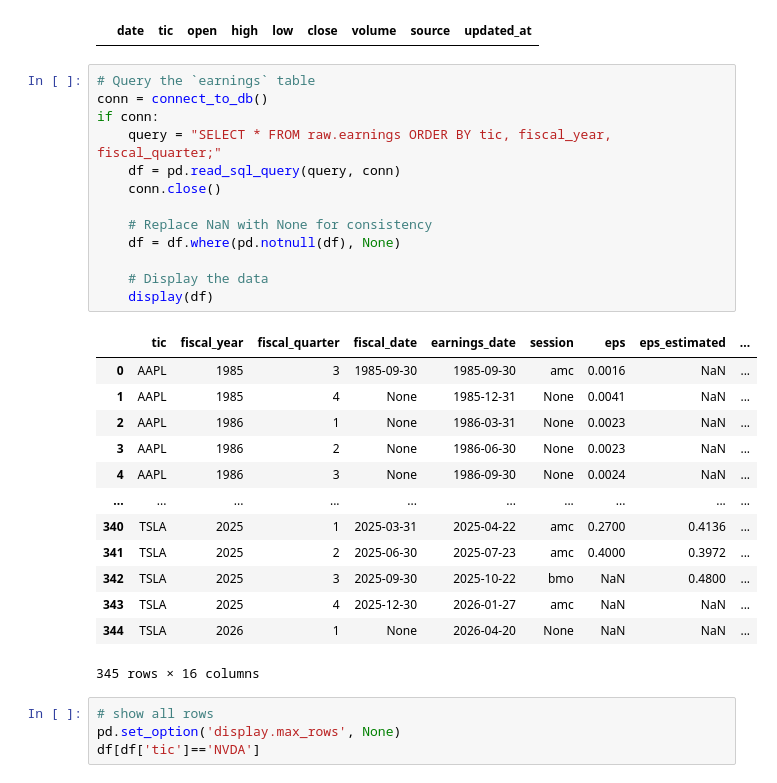
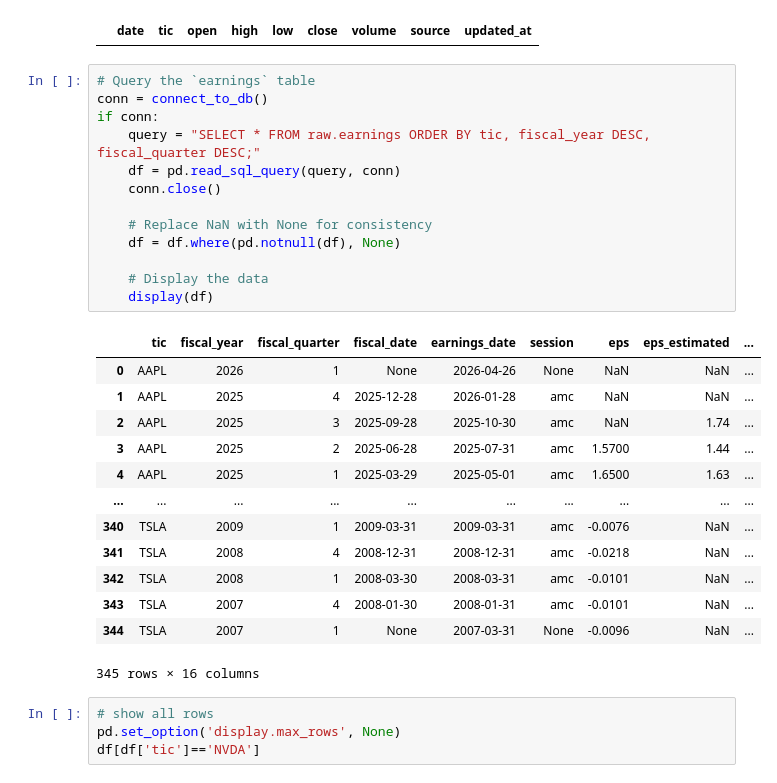
Before and after one commit to vincentsham/stock_ai_app, a Jupyter notebook: server/database/db_raw_queries.ipynb, the cells around one changed output. Drawn from its saved outputs; the diff is of its cells as text.

```diff
--- a/server/database/db_raw_queries.ipynb
+++ b/server/database/db_raw_queries.ipynb
@@ -36,29 +36,29 @@ if conn:
 # %%
 # Query the `earnings` table
 conn = connect_to_db()
 if conn:
-    query = "SELECT * FROM raw.earnings ORDER BY tic, fiscal_year, fiscal_quarter;"
+    query = "SELECT * FROM raw.earnings ORDER BY tic, fiscal_year DESC, fiscal_quarter DESC;"
     df = pd.read_sql_query(query, conn)
     conn.close()
 
     # Replace NaN with None for consistency
     df = df.where(pd.notnull(df), None)
 
     # Display the data
     display(df)
 # %% [output]
 |  | tic | fiscal_year | fiscal_quarter | fiscal_date | earnings_date | session | eps | eps_estimated | ... |
-| 0 | AAPL | 1985 | 3 | 1985-09-30 | 1985-09-30 | amc | 0.0016 | NaN | ... |
-| 1 | AAPL | 1985 | 4 | None | 1985-12-31 | None | 0.0041 | NaN | ... |
-| 2 | AAPL | 1986 | 1 | None | 1986-03-31 | None | 0.0023 | NaN | ... |
-| 3 | AAPL | 1986 | 2 | None | 1986-06-30 | None | 0.0023 | NaN | ... |
-| 4 | AAPL | 1986 | 3 | None | 1986-09-30 | None | 0.0024 | NaN | ... |
+| 0 | AAPL | 2026 | 1 | None | 2026-04-26 | None | NaN | NaN | ... |
+| 1 | AAPL | 2025 | 4 | 2025-12-28 | 2026-01-28 | amc | NaN | NaN | ... |
+| 2 | AAPL | 2025 | 3 | 2025-09-28 | 2025-10-30 | amc | NaN | 1.74 | ... |
+| 3 | AAPL | 2025 | 2 | 2025-06-28 | 2025-07-31 | amc | 1.5700 | 1.44 | ... |
+| 4 | AAPL | 2025 | 1 | 2025-03-29 | 2025-05-01 | amc | 1.6500 | 1.63 | ... |
 | ... | ... | ... | ... | ... | ... | ... | ... | ... | ... |
-| 340 | TSLA | 2025 | 1 | 2025-03-31 | 2025-04-22 | amc | 0.2700 | 0.4136 | ... |
-| 341 | TSLA | 2025 | 2 | 2025-06-30 | 2025-07-23 | amc | 0.4000 | 0.3972 | ... |
-| 342 | TSLA | 2025 | 3 | 2025-09-30 | 2025-10-22 | bmo | NaN | 0.4800 | ... |
-| 343 | TSLA | 2025 | 4 | 2025-12-30 | 2026-01-27 | amc | NaN | NaN | ... |
-| 344 | TSLA | 2026 | 1 | None | 2026-04-20 | None | NaN | NaN | ... |
+| 340 | TSLA | 2009 | 1 | 2009-03-31 | 2009-03-31 | amc | -0.0076 | NaN | ... |
+| 341 | TSLA | 2008 | 4 | 2008-12-31 | 2008-12-31 | amc | -0.0218 | NaN | ... |
+| 342 | TSLA | 2008 | 1 | 2008-03-30 | 2008-03-31 | amc | -0.0101 | NaN | ... |
+| 343 | TSLA | 2007 | 4 | 2008-01-30 | 2008-01-31 | amc | -0.0101 | NaN | ... |
+| 344 | TSLA | 2007 | 1 | None | 2007-03-31 | None | -0.0096 | NaN | ... |
 345 rows × 16 columns
 # %%
 # show all rows
```
Also changed, not shown: 5 other files.
